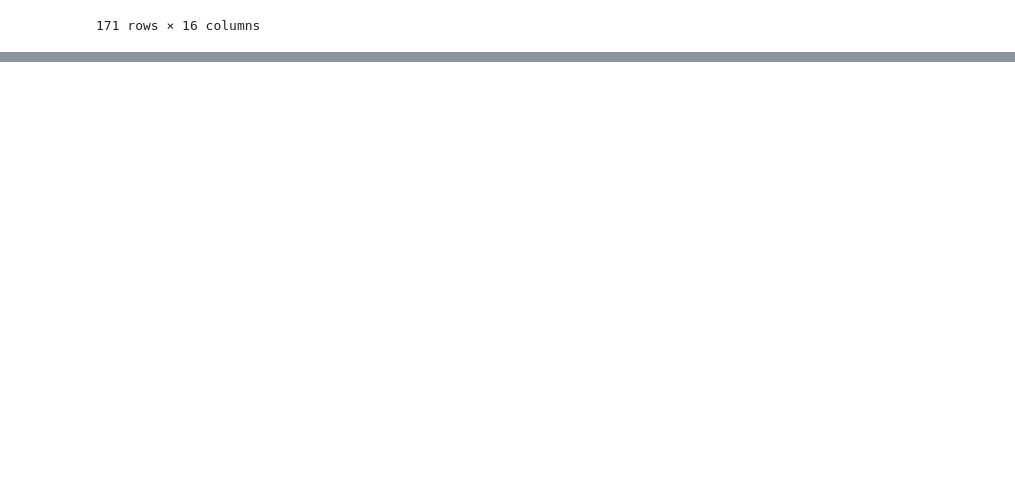
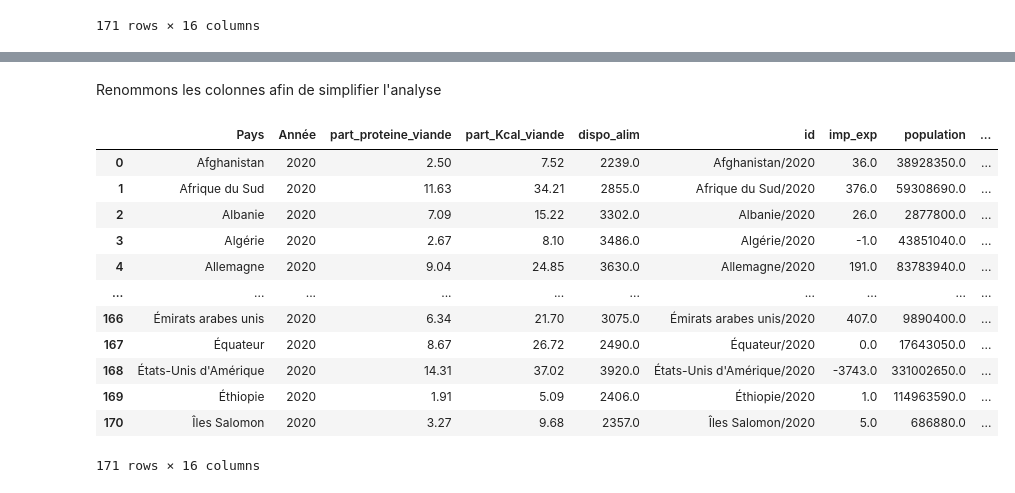
Before and after one commit to Sumoka14/Projet-n-9, a Jupyter notebook: Projet n°9 Nettoyage.ipynb, the cells around one changed output, grey strips where cells are left out. Drawn from its saved outputs; the diff is of its cells as text; code cells hidden in the pictures; blank space fills up the shorter version.

Commit message:
Renommage des colonnes

```diff
--- a/Projet n°9 Nettoyage.ipynb
+++ b/Projet n°9 Nettoyage.ipynb
@@ -920,5 +920,36 @@ df.describe().round(3)
 | 50% | 2020.0 | 8.100 | 22.280 | 2920.00 | 9.000 | ... |
 | 75% | 2020.0 | 11.195 | 28.160 | 3320.50 | 34.000 | ... |
 | max | 2020.0 | 27.400 | 54.420 | 3920.00 | 1772.000 | ... |
+# %% [markdown]
+Renommons les colonnes afin de simplifier l'analyse
+# %%
+df = df.rename(columns={"Part de la viande en protéine (%)": "part_proteine_viande",
+                        "Part de la viande en Kcal (%)": "part_Kcal_viande",
+                        "Disponibilité alimentaire (Kcal/personne/jour)": "dispo_alim",
+                        "import-export (milliers de tonnes)": "imp_exp",
+                        "Population "+str(annee): "population",
+                        "Population évolution (%)": "population_evo",
+                        "Stabilité Politique "+str(annee): "stab_pol",
+                        "Stabilité Politique évolution (%)": "stab_pol_evo",
+                        "Pib/Habitant ($/habitant) "+str(annee): "pib_hab",
+                        "PIB évolution (%)": "pib_evo",
+                        "PIB": "pib",
+                        "Tonnes de viande de poulet produite": "poulet_pdt",
+                        "Milliers de poulets": "nb_poulets", })
+df
+# %% [output]
+|  | Pays | Année | part_proteine_viande | part_Kcal_viande | dispo_alim | id | imp_exp | population | ... |
+| 0 | Afghanistan | 2020 | 2.50 | 7.52 | 2239.0 | Afghanistan/2020 | 36.0 | 38928350.0 | ... |
+| 1 | Afrique du Sud | 2020 | 11.63 | 34.21 | 2855.0 | Afrique du Sud/2020 | 376.0 | 59308690.0 | ... |
+| 2 | Albanie | 2020 | 7.09 | 15.22 | 3302.0 | Albanie/2020 | 26.0 | 2877800.0 | ... |
+| 3 | Algérie | 2020 | 2.67 | 8.10 | 3486.0 | Algérie/2020 | -1.0 | 43851040.0 | ... |
+| 4 | Allemagne | 2020 | 9.04 | 24.85 | 3630.0 | Allemagne/2020 | 191.0 | 83783940.0 | ... |
+| ... | ... | ... | ... | ... | ... | ... | ... | ... | ... |
+| 166 | Émirats arabes unis | 2020 | 6.34 | 21.70 | 3075.0 | Émirats arabes unis/2020 | 407.0 | 9890400.0 | ... |
+| 167 | Équateur | 2020 | 8.67 | 26.72 | 2490.0 | Équateur/2020 | 0.0 | 17643050.0 | ... |
+| 168 | États-Unis d'Amérique | 2020 | 14.31 | 37.02 | 3920.0 | États-Unis d'Amérique/2020 | -3743.0 | 331002650.0 | ... |
+| 169 | Éthiopie | 2020 | 1.91 | 5.09 | 2406.0 | Éthiopie/2020 | 1.0 | 114963590.0 | ... |
+| 170 | Îles Salomon | 2020 | 3.27 | 9.68 | 2357.0 | Îles Salomon/2020 | 5.0 | 686880.0 | ... |
+171 rows × 16 columns
 # %%
 df.to_parquet('data\Table_Finale.parquet', index=False)
```
Also changed, not shown: parts of 3 cells of this notebook.
